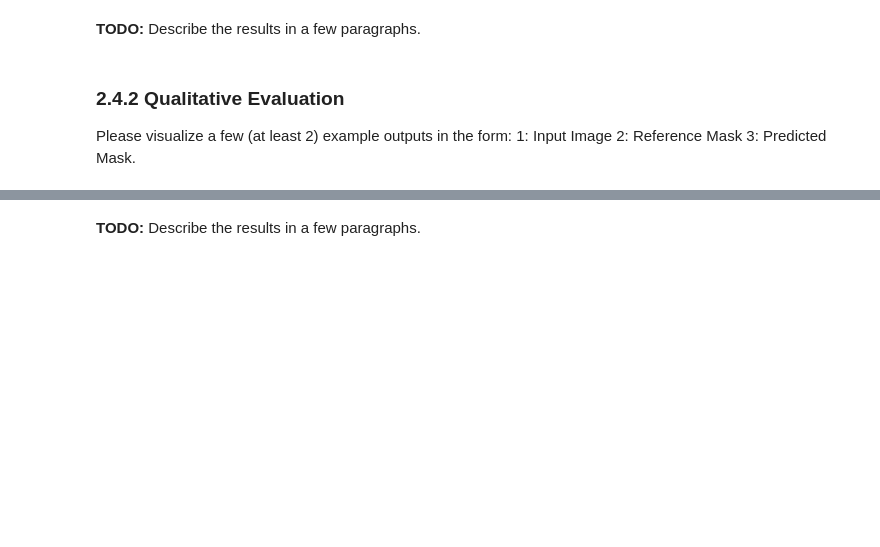
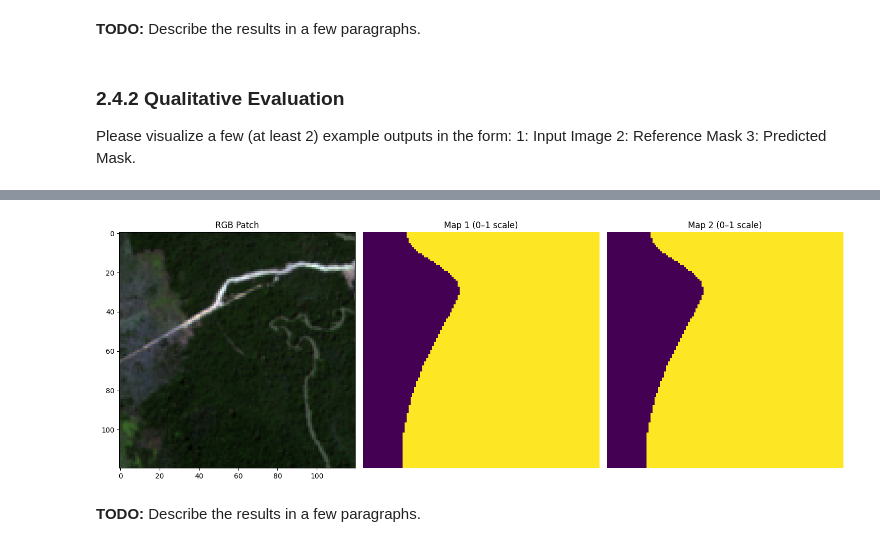
Before and after one commit to aalolexx/copersnicus-deforestation-ml-analysis, a Jupyter notebook: src/ipl4eo_miniproject_2025/Task_2.ipynb, the cells around one changed output, grey strips where cells are left out. Cells and saved outputs as stored; diff of their text form; code cells hidden in the pictures; blank space fills up the shorter version.

```diff
--- a/src/ipl4eo_miniproject_2025/Task_2.ipynb
+++ b/src/ipl4eo_miniproject_2025/Task_2.ipynb
@@ -634,0 +767,79 @@ test_model_with_dataloader(model, val_loader)
+# %%
+import torchvision.transforms as transforms
+from matplotlib import pyplot as plt
+from tqdm import tqdm
+import torch
+
+cnn_model = torch.jit.load(root / "data/backup_model.pt")
+cnn_model.eval()
+
+def normalize_rgb(rgb):
+    rgb_norm = np.zeros_like(rgb, dtype=np.float32)
+    for i in range(3): # loop over R G B Channels
+        band = rgb[:, :, i]
+        rgb_norm[:, :, i] = (band - band.min()) / (band.max() - band.min() + 1e-6)
+    return rgb_norm
+
+def plot_patch_and_maps(patch, map1, map2):
+    """
+    Plots 3 images side by side:
+    - patch: RGB image
+    - map1: single-channel image with values [0, 1] --> will be used for NDVI
+    - map2: single-channel image with values [0, 1] --> will be used for CNN mask
+    """
+    rgb = patch[np.array((0,1,2)), : , :]
+    rgb = np.transpose(rgb, (1, 2, 0))
+    print(np.shape(rgb))
+    rgb_norm = normalize_rgb(rgb)
+
+    plt.figure(figsize=(15, 5))
+
+    plt.subplot(1, 3, 1)
+    plt.imshow(rgb_norm)
+    plt.title("RGB Patch")
+    plt.axis('on')
+
+    plt.subplot(1, 3, 2)
+    plt.imshow(map1, cmap='viridis', vmin=0, vmax=1)
+    plt.title("Map 1 (0–1 scale)")
+    plt.axis('off')
+
+    plt.subplot(1, 3, 3)
+    plt.imshow(map2, cmap='viridis', vmin=0, vmax=1)
+    plt.title("Map 2 (0–1 scale)")
+    plt.axis('off')
+
+    plt.tight_layout()
+    plt.show()
+
+
+def get_cnn_model_prediction(patch, binarize=False, threshold=0.5):
+    print(f"patch orignal shape: {np.shape(patch)}")
+    #input = np.transpose(patch, (2, 0, 1))
+    input = torch.tensor(patch, dtype=torch.float32)
+    input = input.unsqueeze(0)
+    print("INPUT")
+    print(input.min(), input.max(), np.shape(input))
+    print(f"input shape: {np.shape(input)}")
+    with torch.no_grad():
+        preds = cnn_model(input)
+        print(f"output shape: {np.shape(preds)}")
+        #print(f"output min / max: {preds.min()}, {preds.max()}")
+        print(f"prediction of first pixel: {preds[0, :, 119, 119]}")
+
+    #mask_pred = torch.sigmoid(preds)
+    #mask_pred = preds.squeeze(0)
+    probs = torch.softmax(preds, dim=1)
+    mask_pred = torch.argmax(probs, dim=1)  # shape [B, H, W]
+    return mask_pred
+
+# -------------------
+# Also show the re3sults of the CNN Model
+image, mask_true = dataset[200]
+print(np.shape(image))
+mask_preds = get_cnn_model_prediction(image)
+mask_image = np.transpose(mask_preds, (1, 2, 0))
+print(f"max value of mask preds: {mask_image.max()}")
+#mask_image_thresholded = (mask_image > 0.5).float()
+plot_patch_and_maps(image, mask_image, mask_image)
+# %% [output]
@@ -635,2 +855,3 @@ test_model_with_dataloader(model, val_loader)
+[figure, added]
 # %% [markdown]
 **TODO:** Describe the results in a few paragraphs.
```
Also changed, not shown: parts of 10 cells of this notebook, 1 other file.
